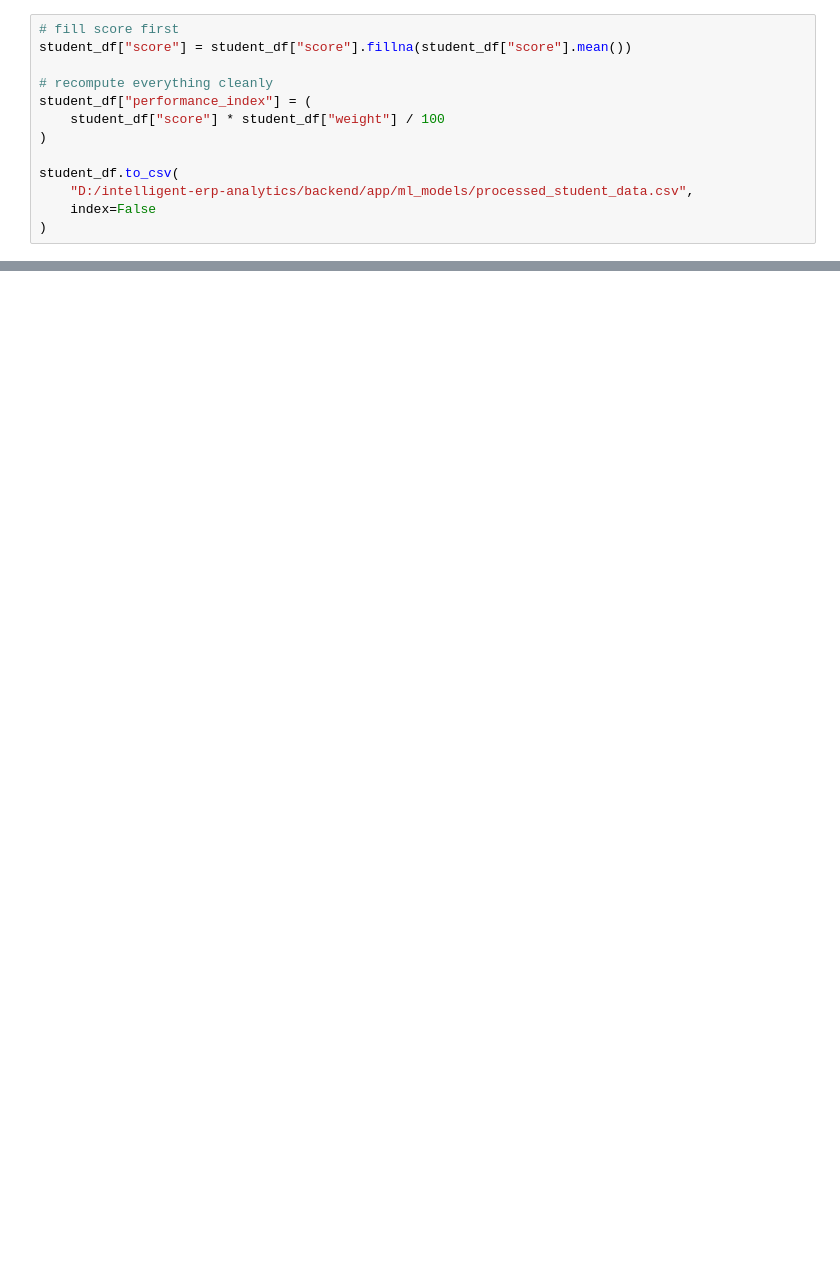
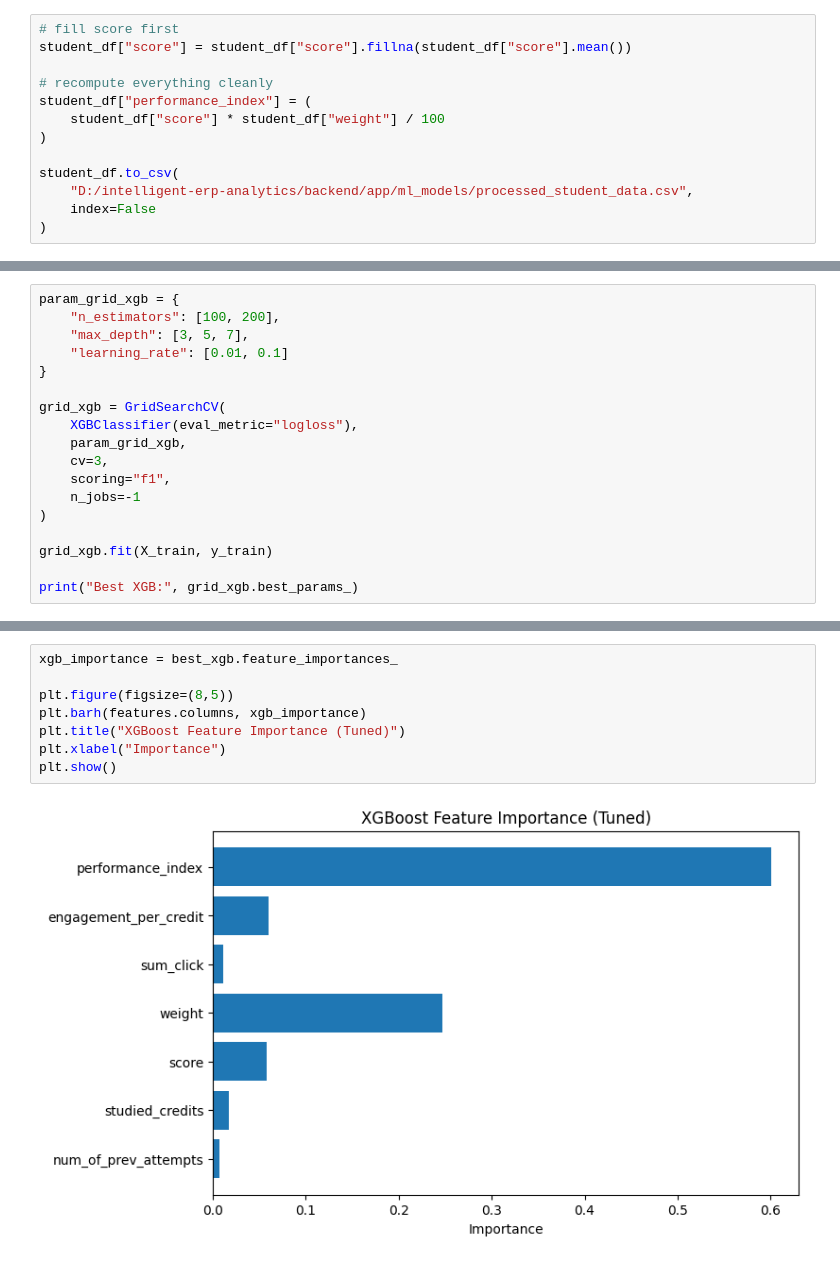
Before and after one commit to inafees14/intelligent-erp-analytics, a Jupyter notebook: backend/app/ml_models/train.ipynb, the cells around one changed output, grey strips where cells are left out. Drawn from its saved outputs; the diff is of its cells as text; blank space fills up the shorter version.

```diff
--- a/backend/app/ml_models/train.ipynb
+++ b/backend/app/ml_models/train.ipynb
@@ -311,0 +352,18 @@ LogisticRegression does not accept missing values encoded as NaN natively. For s
+# %%
+param_grid_xgb = {
+    "n_estimators": [100, 200],
+    "max_depth": [3, 5, 7],
+    "learning_rate": [0.01, 0.1]
+}
+
+grid_xgb = GridSearchCV(
+    XGBClassifier(eval_metric="logloss"),
+    param_grid_xgb,
+    cv=3,
+    scoring="f1",
+    n_jobs=-1
+)
+
+grid_xgb.fit(X_train, y_train)
+
+print("Best XGB:", grid_xgb.best_params_)
@@ -321,0 +463,10 @@ plt.show()
+# %%
+xgb_importance = best_xgb.feature_importances_
+
+plt.figure(figsize=(8,5))
+plt.barh(features.columns, xgb_importance)
+plt.title("XGBoost Feature Importance (Tuned)")
+plt.xlabel("Importance")
+plt.show()
+# %% [output]
+[figure, added]
```
Also changed, not shown: parts of 16 cells of this notebook, 1 other file.
